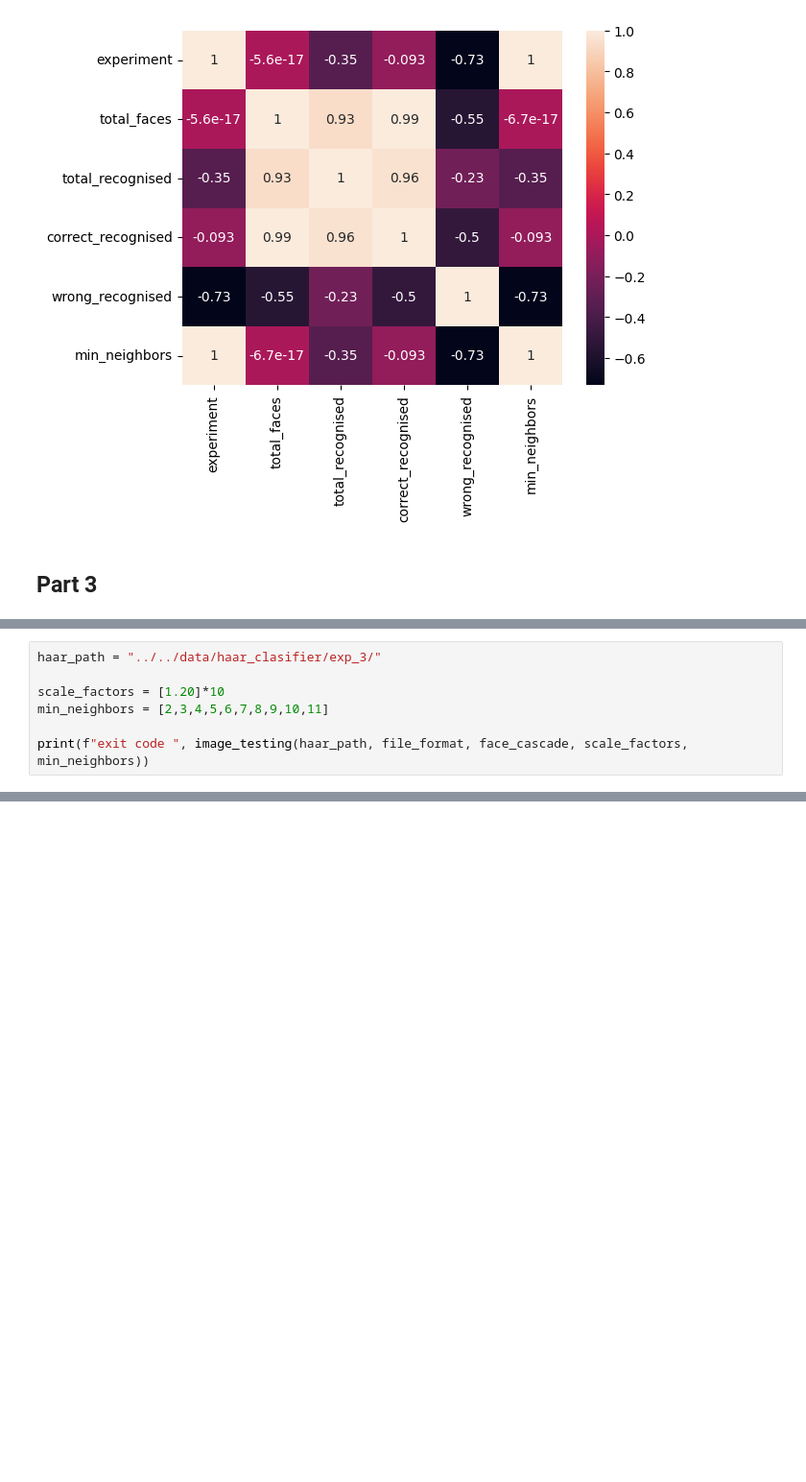
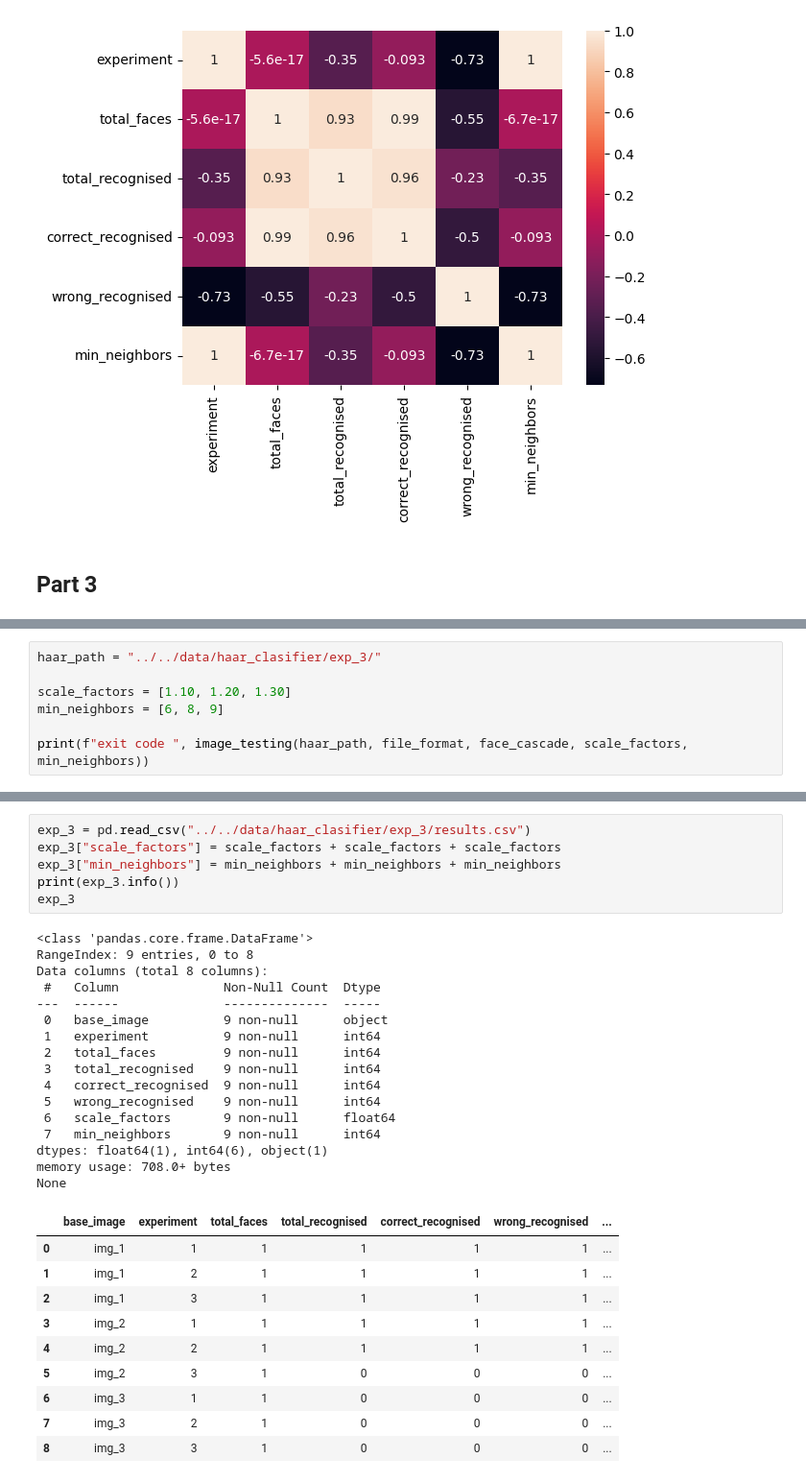
Before and after one commit to WellKnownDedication/video-and-image-proccessing, a Jupyter notebook: src/Haar Clasifier/Haar Cascade Clasifier.ipynb, the cells around one changed output, grey strips where cells are left out. Shown at 96% size. Saved outputs shown, nothing was run; the diff lists cells and outputs as text; blank space fills up the shorter version.

```diff
--- a/src/Haar Clasifier/Haar Cascade Clasifier.ipynb
+++ b/src/Haar Clasifier/Haar Cascade Clasifier.ipynb
@@ -273,7 +315,7 @@ take_photos("test_3")
 # %%
 haar_path = "../../data/haar_clasifier/exp_3/"
 
-scale_factors = [1.20]*10
-min_neighbors = [2,3,4,5,6,7,8,9,10,11]
+scale_factors = [1.10, 1.20, 1.30]
+min_neighbors = [6, 8, 9]
 
 print(f"exit code ", image_testing(haar_path, file_format, face_cascade, scale_factors, min_neighbors))
@@ -279,0 +349,33 @@ print(f"exit code ", image_testing(haar_path, file_format, face_cascade, scale_f
+# %%
+exp_3 = pd.read_csv("../../data/haar_clasifier/exp_3/results.csv")
+exp_3["scale_factors"] = scale_factors + scale_factors + scale_factors
+exp_3["min_neighbors"] = min_neighbors + min_neighbors + min_neighbors
+print(exp_3.info())
+exp_3
+# %% [output]
+<class 'pandas.core.frame.DataFrame'>
+RangeIndex: 9 entries, 0 to 8
+Data columns (total 8 columns):
+ #   Column              Non-Null Count  Dtype
+---  ------              --------------  -----
+ 0   base_image          9 non-null      object
+ 1   experiment          9 non-null      int64
+ 2   total_faces         9 non-null      int64
+ 3   total_recognised    9 non-null      int64
+ 4   correct_recognised  9 non-null      int64
+ 5   wrong_recognised    9 non-null      int64
+ 6   scale_factors       9 non-null      float64
+ 7   min_neighbors       9 non-null      int64
+dtypes: float64(1), int64(6), object(1)
+memory usage: 708.0+ bytes
+None
+|  | base_image | experiment | total_faces | total_recognised | correct_recognised | wrong_recognised | ... |
+| 0 | img_1 | 1 | 1 | 1 | 1 | 1 | ... |
+| 1 | img_1 | 2 | 1 | 1 | 1 | 1 | ... |
+| 2 | img_1 | 3 | 1 | 1 | 1 | 1 | ... |
+| 3 | img_2 | 1 | 1 | 1 | 1 | 1 | ... |
+| 4 | img_2 | 2 | 1 | 1 | 1 | 1 | ... |
+| 5 | img_2 | 3 | 1 | 0 | 0 | 0 | ... |
+| 6 | img_3 | 1 | 1 | 0 | 0 | 0 | ... |
+| 7 | img_3 | 2 | 1 | 0 | 0 | 0 | ... |
+| 8 | img_3 | 3 | 1 | 0 | 0 | 0 | ... |
```
Also changed, not shown: parts of 5 cells of this notebook.
